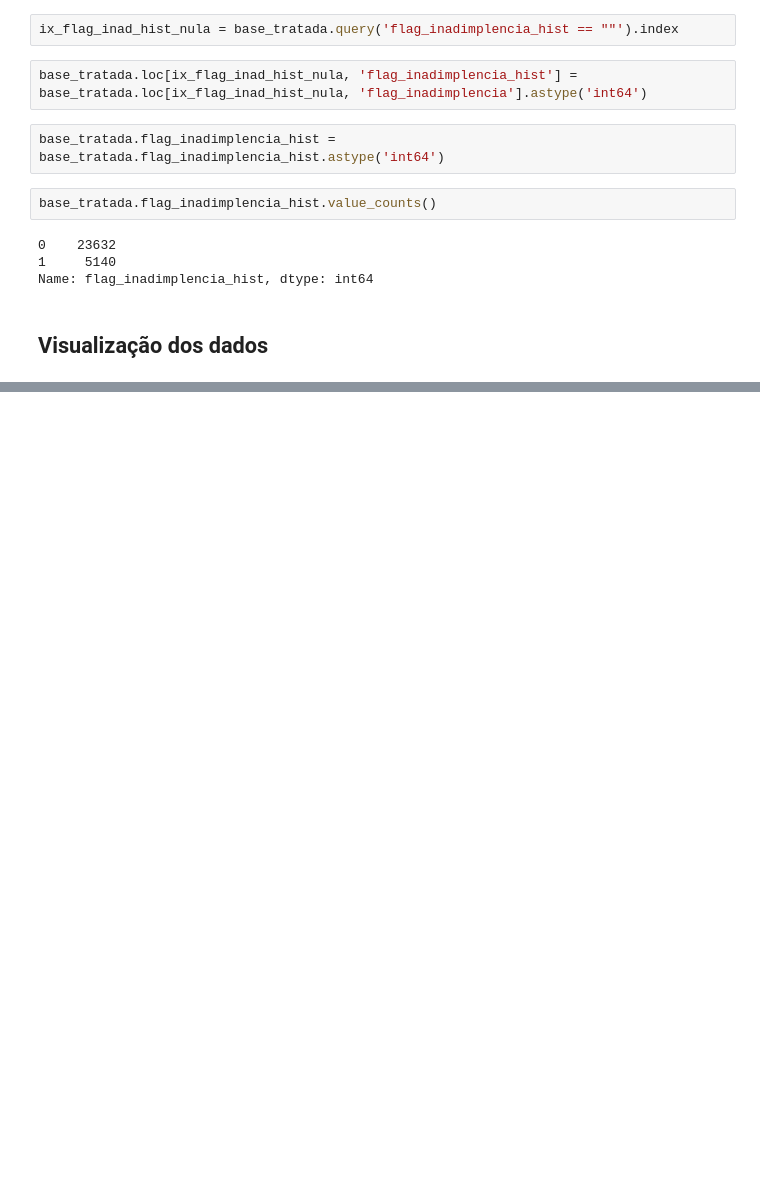
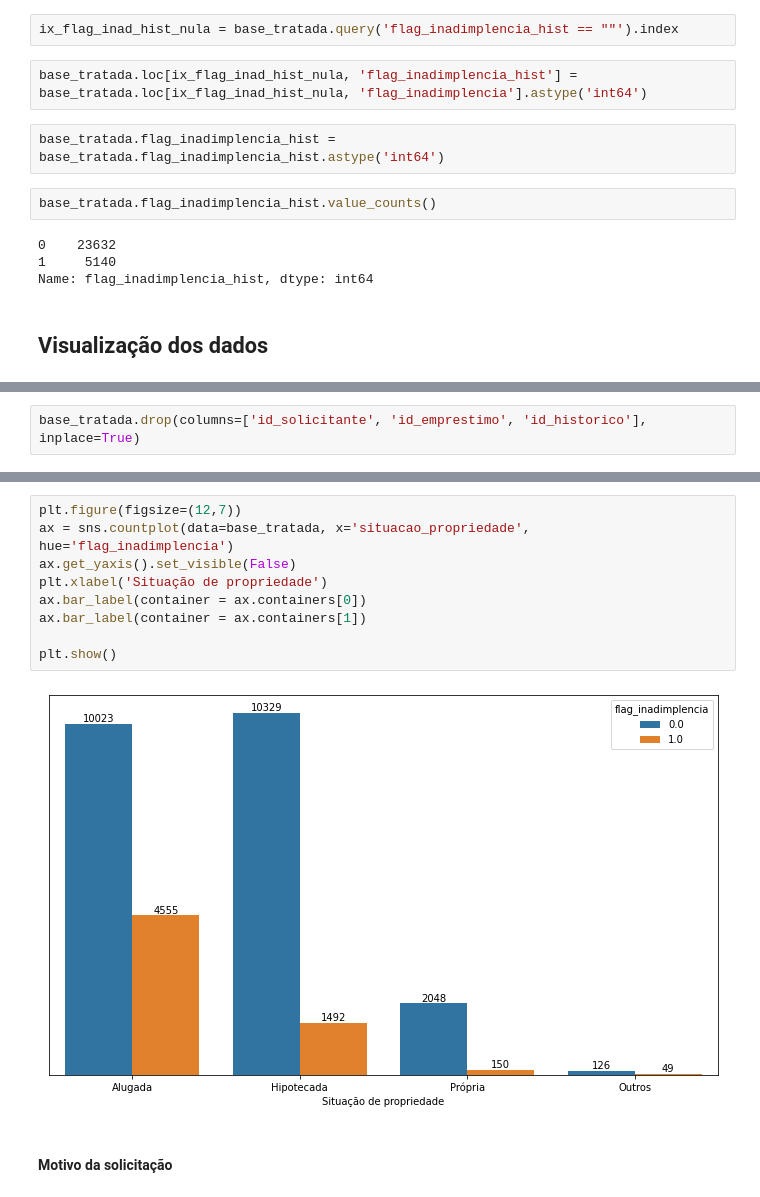
Before and after one commit to exata0mente/alura_cash, a Jupyter notebook: notebooks/Tratamento da Base e modelagem de ML.ipynb, the cells around one changed output, grey strips where cells are left out. Cells and saved outputs as stored; diff of their text form; blank space fills up the shorter version.

```diff
--- a/notebooks/Tratamento da Base e modelagem de ML.ipynb
+++ b/notebooks/Tratamento da Base e modelagem de ML.ipynb
@@ -360,0 +363,2 @@ Name: flag_inadimplencia_hist, dtype: int64
+# %%
+base_tratada.drop(columns=['id_solicitante', 'id_emprestimo', 'id_historico'], inplace=True)
@@ -360,0 +388,13 @@ Name: flag_inadimplencia_hist, dtype: int64
+# %%
+plt.figure(figsize=(12,7))
+ax = sns.countplot(data=base_tratada, x='situacao_propriedade', hue='flag_inadimplencia')
+ax.get_yaxis().set_visible(False)
+plt.xlabel('Situação de propriedade')
+ax.bar_label(container = ax.containers[0])
+ax.bar_label(container = ax.containers[1])
+
+plt.show()
+# %% [output]
+[figure, added]
+# %% [markdown]
+#### Motivo da solicitação
```
Also changed, not shown: parts of 77 cells of this notebook, 4 other files.
